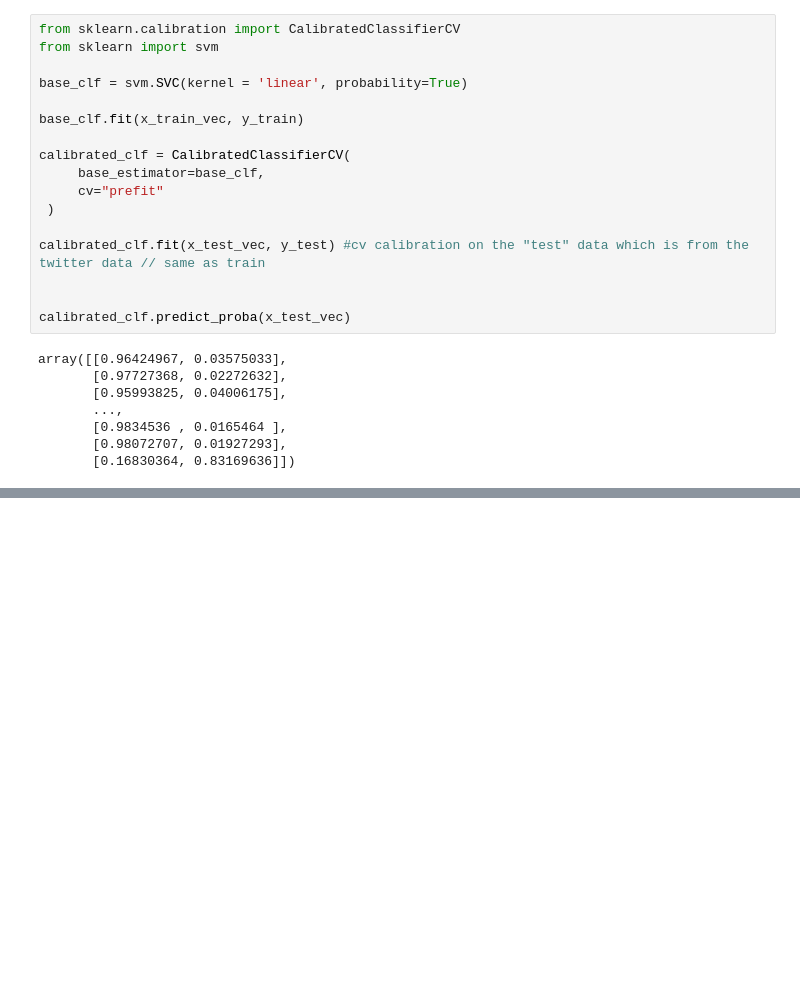
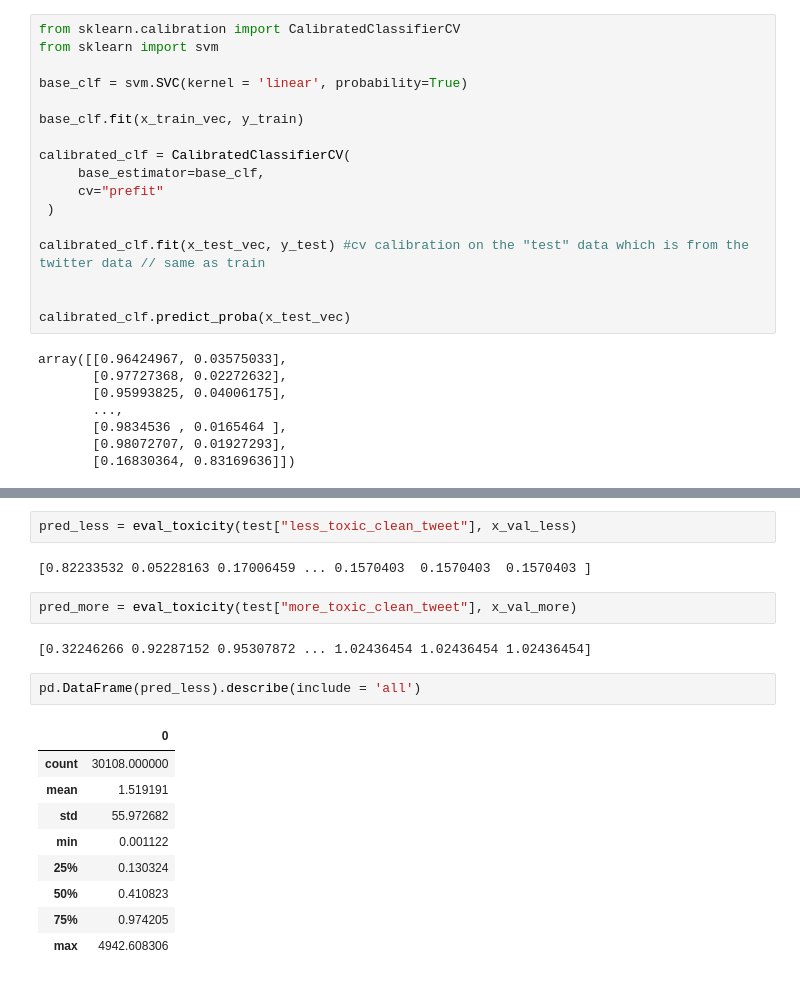
Before and after one commit to HahehaLing/Kaggle_ToxicityRater, a Jupyter notebook: offtheshelf.ipynb, the cells around one changed output, grey strips where cells are left out. Saved outputs shown, nothing was run; the diff lists cells and outputs as text; blank space fills up the shorter version.

```diff
--- a/offtheshelf.ipynb
+++ b/offtheshelf.ipynb
@@ -309,0 +303,20 @@ pred_more = tox_prob_more[:,1] + exc_more + prof_more
+# %%
+pred_less = eval_toxicity(test["less_toxic_clean_tweet"], x_val_less)
+# %% [output]
+[0.82233532 0.05228163 0.17006459 ... 0.1570403  0.1570403  0.1570403 ]
+# %%
+pred_more = eval_toxicity(test["more_toxic_clean_tweet"], x_val_more)
+# %% [output]
+[0.32246266 0.92287152 0.95307872 ... 1.02436454 1.02436454 1.02436454]
+# %%
+pd.DataFrame(pred_less).describe(include = 'all')
+# %% [output]
+|  | 0 |
+| count | 30108.000000 |
+| mean | 1.519191 |
+| std | 55.972682 |
+| min | 0.001122 |
+| 25% | 0.130324 |
+| 50% | 0.410823 |
+| 75% | 0.974205 |
+| max | 4942.608306 |
```
Also changed, not shown: parts of 22 cells of this notebook, 1 other file.
